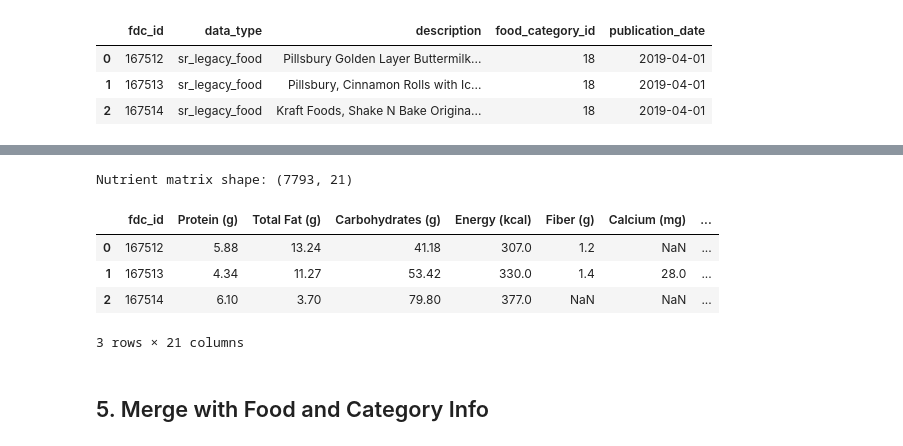
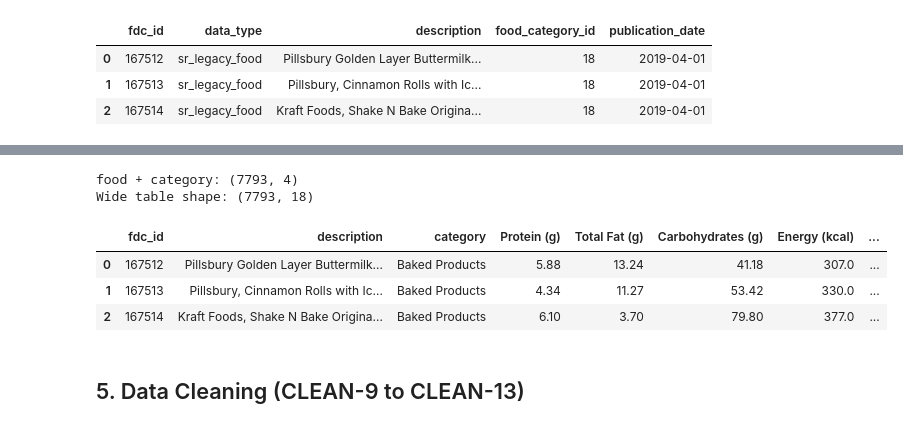
Before and after one commit to AlantheG21/USDA_Data_Visualization, a Jupyter notebook: notebooks/usdaFoodNutrition.ipynb, the cells around one changed output, grey strips where cells are left out. Drawn from its saved outputs; the diff is of its cells as text; code cells hidden in the pictures.

```diff
--- a/notebooks/usdaFoodNutrition.ipynb
+++ b/notebooks/usdaFoodNutrition.ipynb
@@ -77,29 +97,24 @@ We focus on macronutrients and selected micronutrients that are well-represented
 # %%
-# Nutrient IDs of interest (USDA standard IDs)
+# CLEAN-8: 15 key nutrients by USDA nutrient_id
 NUTRIENTS_OF_INTEREST = {
     1003: 'Protein (g)',
     1004: 'Total Fat (g)',
     1005: 'Carbohydrates (g)',
+    1008: 'Energy (kcal)',
     1079: 'Fiber (g)',
     2000: 'Total Sugars (g)',
-    1008: 'Energy (kcal)',
+    1093: 'Sodium (mg)',
     1087: 'Calcium (mg)',
     1089: 'Iron (mg)',
-    1090: 'Magnesium (mg)',
-    1093: 'Sodium (mg)',
-    1095: 'Zinc (mg)',
-    1106: 'Vitamin A (mcg)',
+    1253: 'Cholesterol (mg)',
+    1258: 'Saturated Fat (g)',
     1162: 'Vitamin C (mg)',
-    1165: 'Thiamin (mg)',
-    1166: 'Riboflavin (mg)',
-    1175: 'Vitamin B6 (mg)',
-    1177: 'Folate (mcg)',
     1178: 'Vitamin B12 (mcg)',
     1114: 'Vitamin D (mcg)',
-    1109: 'Vitamin E (mg)',
+    1106: 'Vitamin A (mcg)',
 }
 
-# Confirm which of these exist in the dataset
+# Confirm all IDs exist in the dataset
 available = nutrient[nutrient['id'].isin(NUTRIENTS_OF_INTEREST)][['id', 'name', 'unit_name']]
 print(f'{len(available)} of {len(NUTRIENTS_OF_INTEREST)} target nutrients found in dataset')
 available
@@ -129,21 +141,42 @@ Pivot `food_nutrient` so each row is a food item and each column is a nutrient a
 # %%
-# Filter to nutrients of interest only
-fn_filtered = food_nutrient[food_nutrient['nutrient_id'].isin(NUTRIENTS_OF_INTEREST)][['fdc_id', 'nutrient_id', 'amount']]
+# CLEAN-5: merge food + food_category to attach a category label to each food
+food_with_cat = food[['fdc_id', 'description', 'food_category_id']].merge(
+    food_category[['food_category_id', 'category']],
+    on='food_category_id', how='left'
+)
+print('food + category:', food_with_cat.shape)
 
-# Pivot: rows = foods, columns = nutrients
-nutrient_matrix = fn_filtered.pivot_table(index='fdc_id', columns='nutrient_id', values='amount', aggfunc='mean')
-nutrient_matrix.columns = [NUTRIENTS_OF_INTEREST[col] for col in nutrient_matrix.columns]
-nutrient_matrix = nutrient_matrix.reset_index()
+# CLEAN-6: filter food_nutrient to selected IDs, then join nutrient names
+fn = food_nutrient[food_nutrient['nutrient_id'].isin(NUTRIENTS_OF_INTEREST)].copy()
+fn_named = fn.merge(
+    nutrient[['id', 'name']].rename(columns={'id': 'nutrient_id'}),
+    on='nutrient_id', how='left'
+)
 
-print('Nutrient matrix shape:', nutrient_matrix.shape)
-nutrient_matrix.head(3)
+# Join with food+category so each nutrient row carries fdc_id, description, category
+fn_full = food_with_cat.merge(fn_named[['fdc_id', 'nutrient_id', 'name', 'amount']], on='fdc_id', how='inner')
+
+# CLEAN-7: pivot long → wide: index=[fdc_id, description, category], columns=nutrient_id, values=amount
+df_wide = fn_full.pivot_table(
+    index=['fdc_id', 'description', 'category'],
+    columns='nutrient_id',
+    values='amount',
+    aggfunc='mean'
+).reset_index()
+df_wide.columns.name = None
+
+# Rename nutrient_id columns to friendly names
+df_wide = df_wide.rename(columns=NUTRIENTS_OF_INTEREST)
+
+print('Wide table shape:', df_wide.shape)
+df_wide.head(3)
 # %% [output]
-Nutrient matrix shape: (7793, 21)
+food + category: (7793, 4)
+Wide table shape: (7793, 18)
-|  | fdc_id | Protein (g) | Total Fat (g) | Carbohydrates (g) | Energy (kcal) | Fiber (g) | Calcium (mg) | ... |
-| 0 | 167512 | 5.88 | 13.24 | 41.18 | 307.0 | 1.2 | NaN | ... |
-| 1 | 167513 | 4.34 | 11.27 | 53.42 | 330.0 | 1.4 | 28.0 | ... |
-| 2 | 167514 | 6.10 | 3.70 | 79.80 | 377.0 | NaN | NaN | ... |
+|  | fdc_id | description | category | Protein (g) | Total Fat (g) | Carbohydrates (g) | Energy (kcal) | ... |
+| 0 | 167512 | Pillsbury Golden Layer Buttermilk... | Baked Products | 5.88 | 13.24 | 41.18 | 307.0 | ... |
+| 1 | 167513 | Pillsbury, Cinnamon Rolls with Ic... | Baked Products | 4.34 | 11.27 | 53.42 | 330.0 | ... |
+| 2 | 167514 | Kraft Foods, Shake N Bake Origina... | Baked Products | 6.10 | 3.70 | 79.80 | 377.0 | ... |
-3 rows × 21 columns
 # %% [markdown]
-## 5. Merge with Food and Category Info
+## 5. Data Cleaning (CLEAN-9 to CLEAN-13)
 # %%
```
Also changed, not shown: parts of 67 cells of this notebook.
